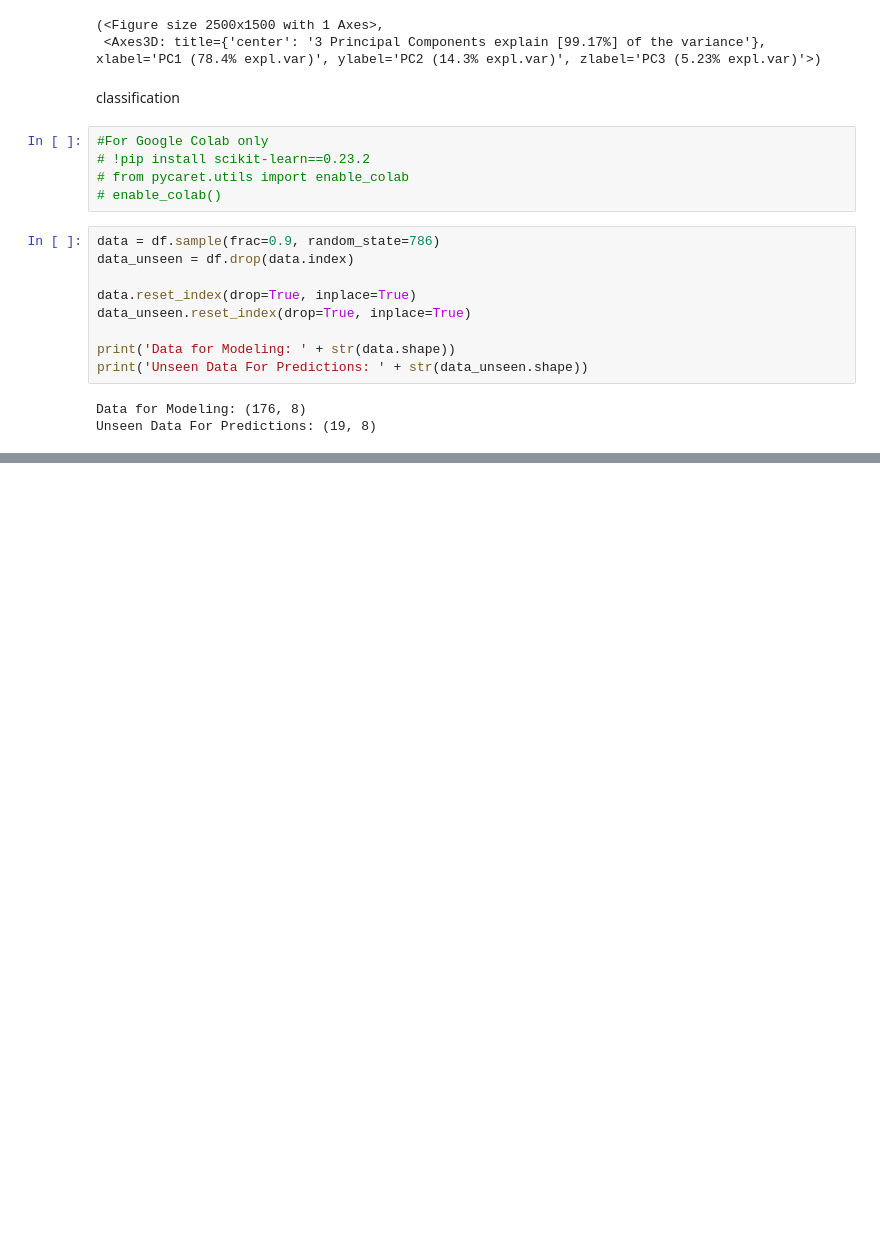
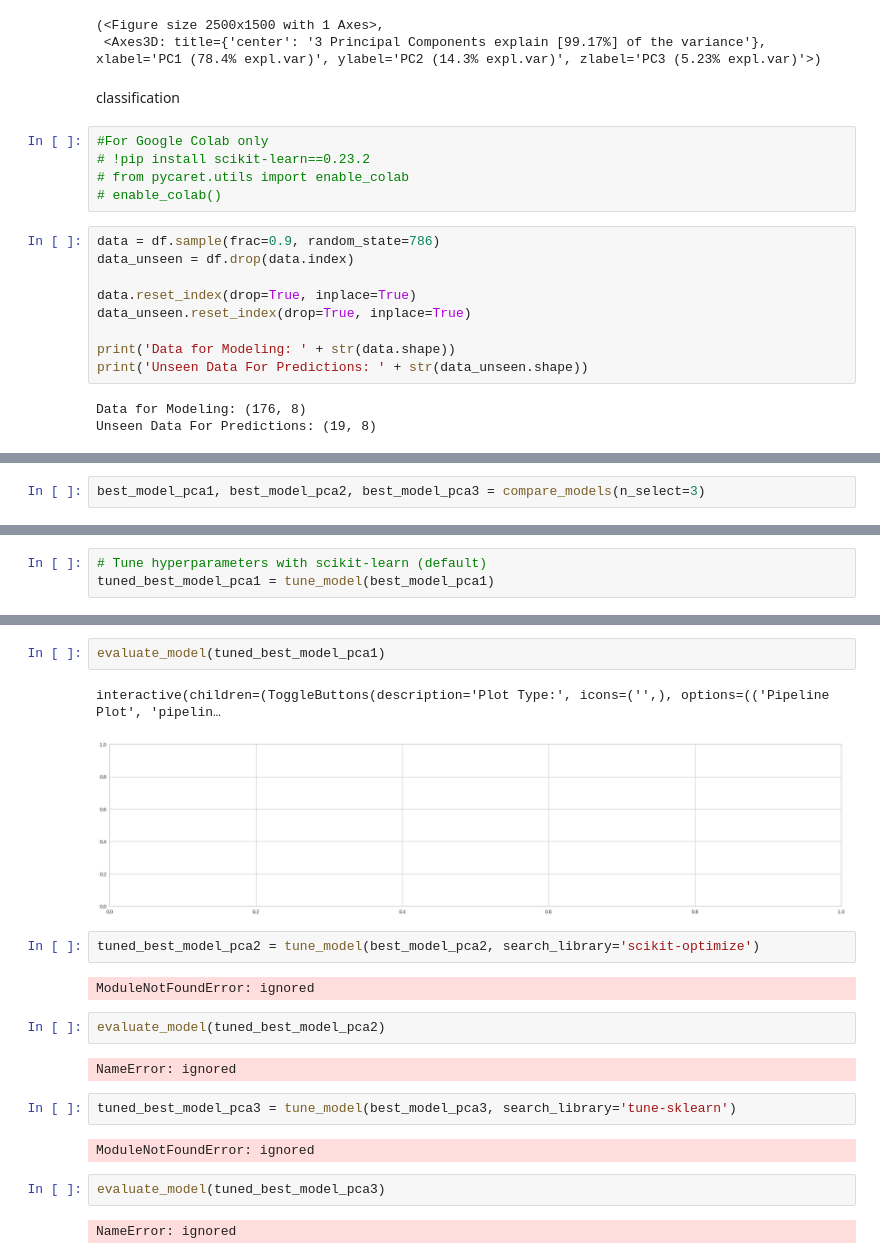
Before and after one commit to ghodsieh86/ghodsieh6220project, a Jupyter notebook: parkinson_dataset.ipynb, the cells around one changed output, grey strips where cells are left out. Saved outputs shown, nothing was run; the diff lists cells and outputs as text; blank space fills up the shorter version.

```diff
--- a/parkinson_dataset.ipynb
+++ b/parkinson_dataset.ipynb
@@ -528,0 +625,2 @@ Requirement already satisfied: six in /usr/local/lib/python3.9/dist-packages (fr
+# %%
+best_model_pca1, best_model_pca2, best_model_pca3 = compare_models(n_select=3)
@@ -528,0 +656,3 @@ Requirement already satisfied: six in /usr/local/lib/python3.9/dist-packages (fr
+# %%
+# Tune hyperparameters with scikit-learn (default)
+tuned_best_model_pca1 = tune_model(best_model_pca1)
@@ -529 +688,22 @@ Requirement already satisfied: six in /usr/local/lib/python3.9/dist-packages (fr
+# %%
+evaluate_model(tuned_best_model_pca1)
+# %% [output]
+interactive(children=(ToggleButtons(description='Plot Type:', icons=('',), options=(('Pipeline Plot', 'pipelin…
+[figure, added]
+# %%
+tuned_best_model_pca2 = tune_model(best_model_pca2, search_library='scikit-optimize')
+# %% [output]
+ModuleNotFoundError: ignored
+# %%
+evaluate_model(tuned_best_model_pca2)
+# %% [output]
+NameError: ignored
+# %%
+tuned_best_model_pca3 = tune_model(best_model_pca3, search_library='tune-sklearn')
+# %% [output]
+ModuleNotFoundError: ignored
+# %%
+evaluate_model(tuned_best_model_pca3)
+# %% [output]
+NameError: ignored
 # %%
```
Also changed, not shown: parts of 45 cells of this notebook.
